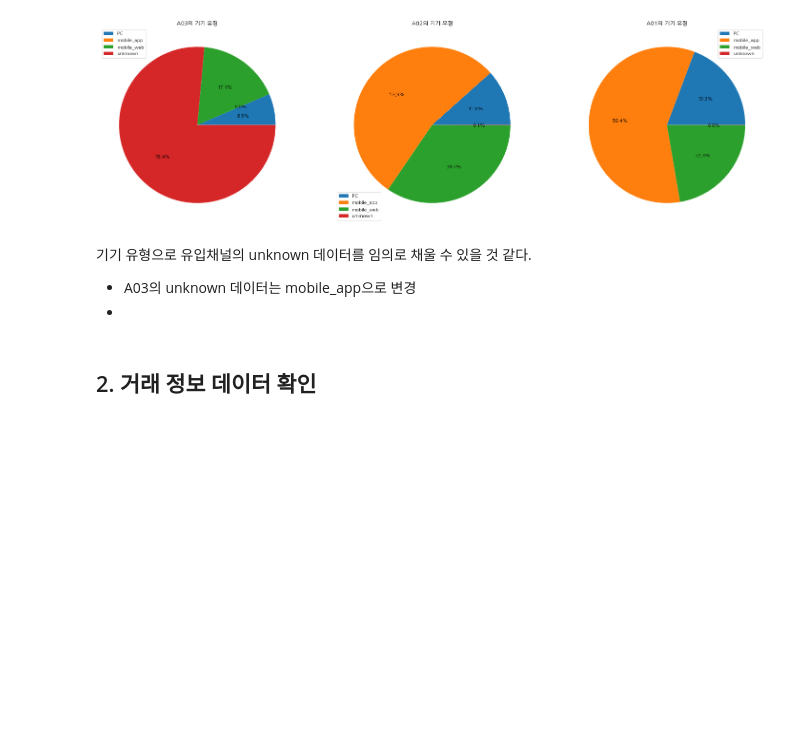
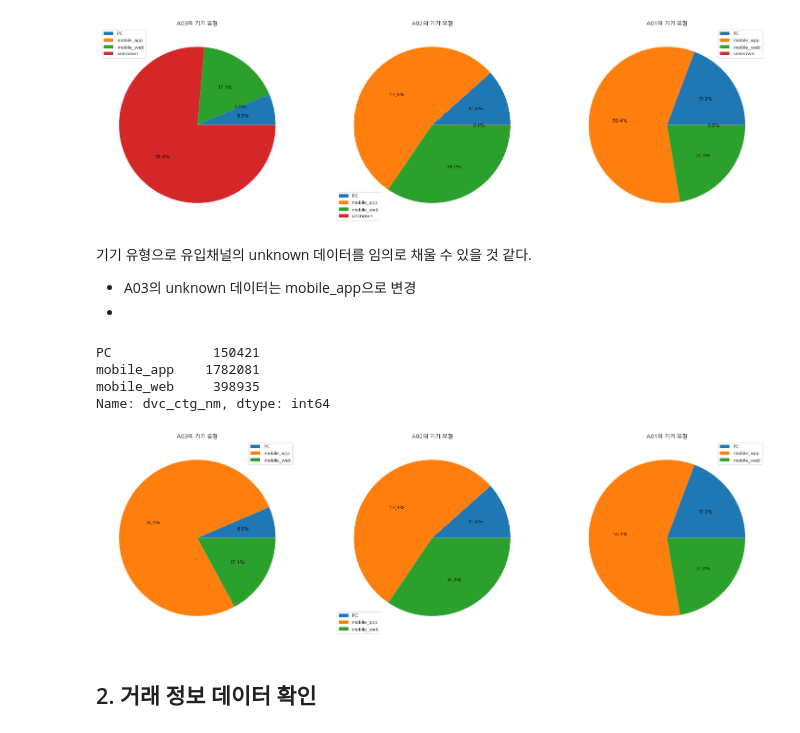
Before and after one commit to PEBpung/Lpoint-Hackathon, a Jupyter notebook: KM/201201_EDA2_km.ipynb, the cells around one changed output. Cells and saved outputs as stored; diff of their text form; code cells hidden in the pictures; blank space fills up the shorter version.

```diff
--- a/KM/201201_EDA2_km.ipynb
+++ b/KM/201201_EDA2_km.ipynb
@@ -939,0 +1025,31 @@ plt.show()
+# %%
+online_A03 = raw_data1_Online_Act[raw_data1_Online_Act['biz_unit']=='A03']
+online_A02 = raw_data1_Online_Act[raw_data1_Online_Act['biz_unit']=='A02']
+online_A01 = raw_data1_Online_Act[raw_data1_Online_Act['biz_unit']=='A01']
+# %%
+online_A03['dvc_ctg_nm'].value_counts().sort_index()
+# %% [output]
+PC             150421
+mobile_app    1782081
+mobile_web     398935
+Name: dvc_ctg_nm, dtype: int64
+# %%
+fig, axs = plt.subplots(1, 3, figsize=(25, 8))
+labels1 = ['PC', 'mobile_app',  'mobile_web']
+labels2 = ['PC', 'mobile_app', 'mobile_web',  'unknown']
+
+axs[0].pie(online_A03['dvc_ctg_nm'].value_counts().sort_index(), autopct='%0.1f%%')
+axs[0].legend(labels1)
+axs[0].set_title('A03의 기기 유형')
+
+axs[1].pie(online_A02['dvc_ctg_nm'].value_counts().sort_index(), autopct='%0.1f%%')
+axs[1].legend(labels2)
+axs[1].set_title('A02의 기기 유형')
+
+axs[2].pie(online_A01['dvc_ctg_nm'].value_counts().sort_index(), autopct='%0.1f%%')
+axs[2].legend(labels2)
+axs[2].set_title('A01의 기기 유형')
+
+plt.show()
+# %% [output]
+[figure, added]
```
Also changed, not shown: parts of 25 cells of this notebook.
